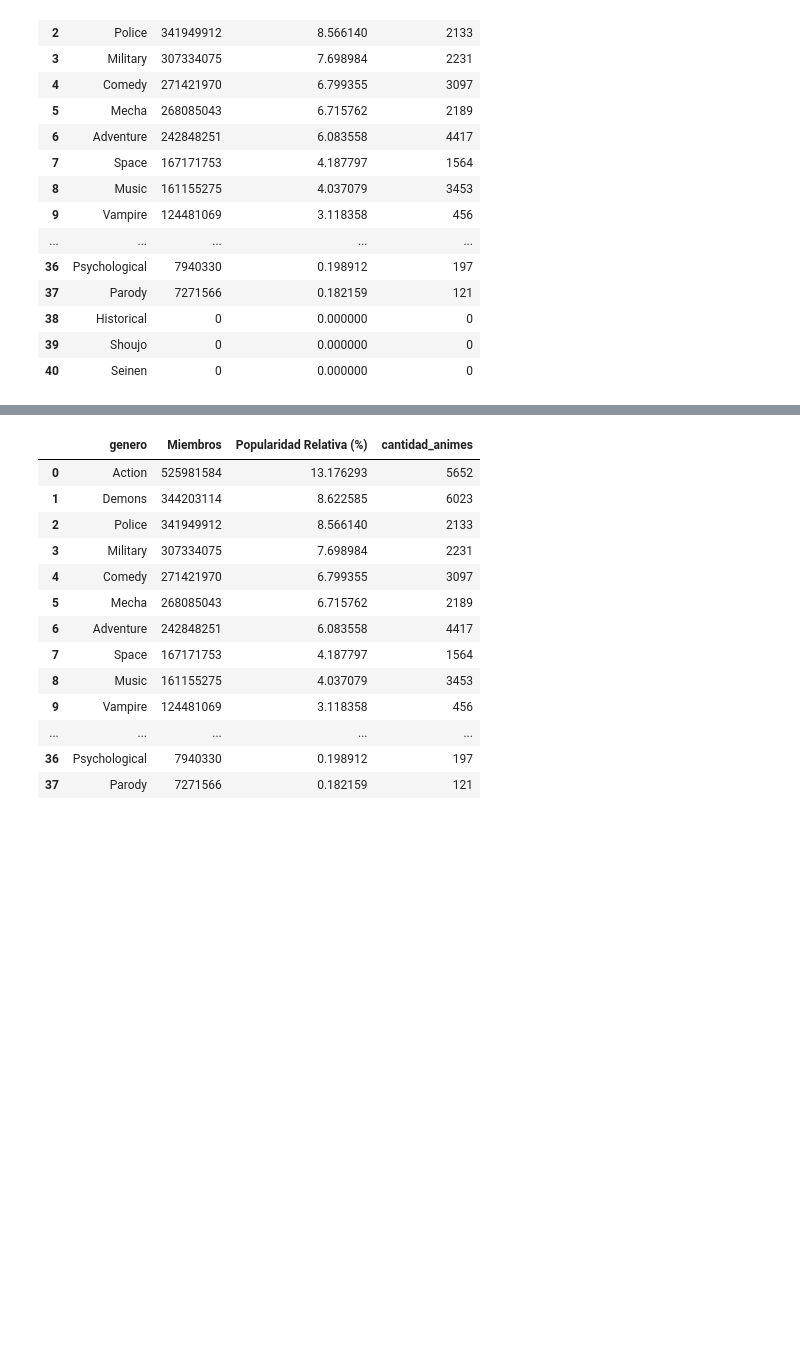
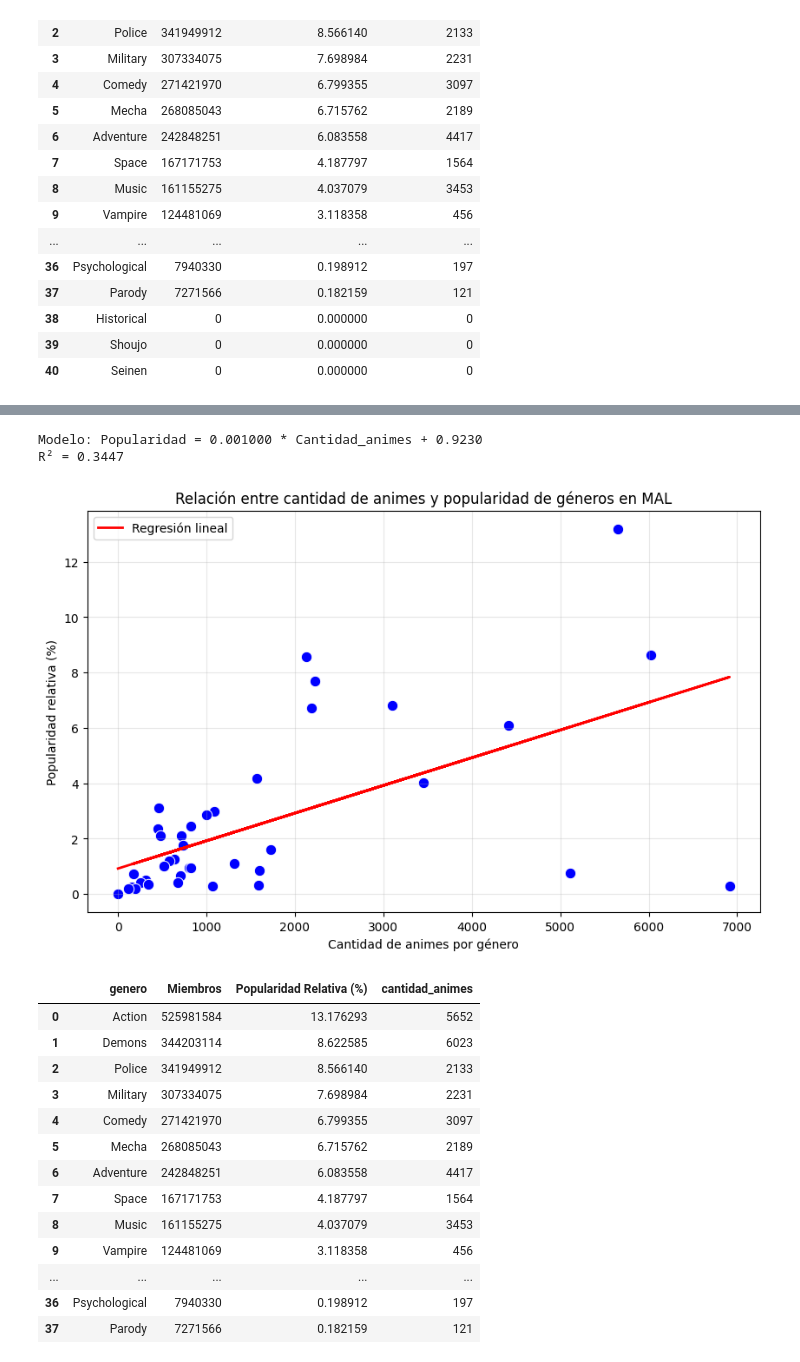
Before and after one commit to VAMarques/Proyecto-Grupo-12, a Jupyter notebook: popularidad.ipynb, the cells around one changed output, grey strips where cells are left out. Saved outputs shown, nothing was run; the diff lists cells and outputs as text; code cells hidden in the pictures; blank space fills up the shorter version.

```diff
--- a/popularidad.ipynb
+++ b/popularidad.ipynb
@@ -251,3 +272,48 @@ df_pop
+# %%
+# Celda 3: Preparar datos para la regresión
+X = df_pop["cantidad_animes"].values.reshape(-1, 1)  # variable independiente
+y = df_pop["popularidad"].values  # variable dependiente (% popularidad)
+# %%
+# Celda 4: Ajustar regresión lineal
+modelo = LinearRegression()
+modelo.fit(X, y)
+
+# Predicciones
+y_pred = modelo.predict(X)
+
+# Coeficientes
+pendiente = modelo.coef_[0]
+intercepto = modelo.intercept_
+r2 = modelo.score(X, y)
+
+print(f"Modelo: Popularidad = {pendiente:.6f} * Cantidad_animes + {intercepto:.4f}")
+print(f"R² = {r2:.4f}")
+# %% [output]
+Modelo: Popularidad = 0.001000 * Cantidad_animes + 0.9230
+R² = 0.3447
+# %%
+# Celda 5: Gráfico de dispersión + regresión
+plt.figure(figsize=(10, 6))
+sns.scatterplot(x="cantidad_animes", y="popularidad", data=df_pop, s=80, color="blue")
+
+# Línea de regresión
+plt.plot(
+    df_pop["cantidad_animes"],
+    y_pred,
+    color="red",
+    linewidth=2,
+    label="Regresión lineal",
+)
+
+# Etiquetas
+plt.xlabel("Cantidad de animes por género")
+plt.ylabel("Popularidad relativa (%)")
+plt.title("Relación entre cantidad de animes y popularidad de géneros en MAL")
+plt.legend()
+plt.grid(alpha=0.3)
+plt.show()
+# %% [output]
+[figure, added]
 # %%
 # Celda 8: Guardar actualizado
 df_pop.to_pickle("df_popularidad.pkl")
```
Also changed, not shown: parts of 2 cells of this notebook.
